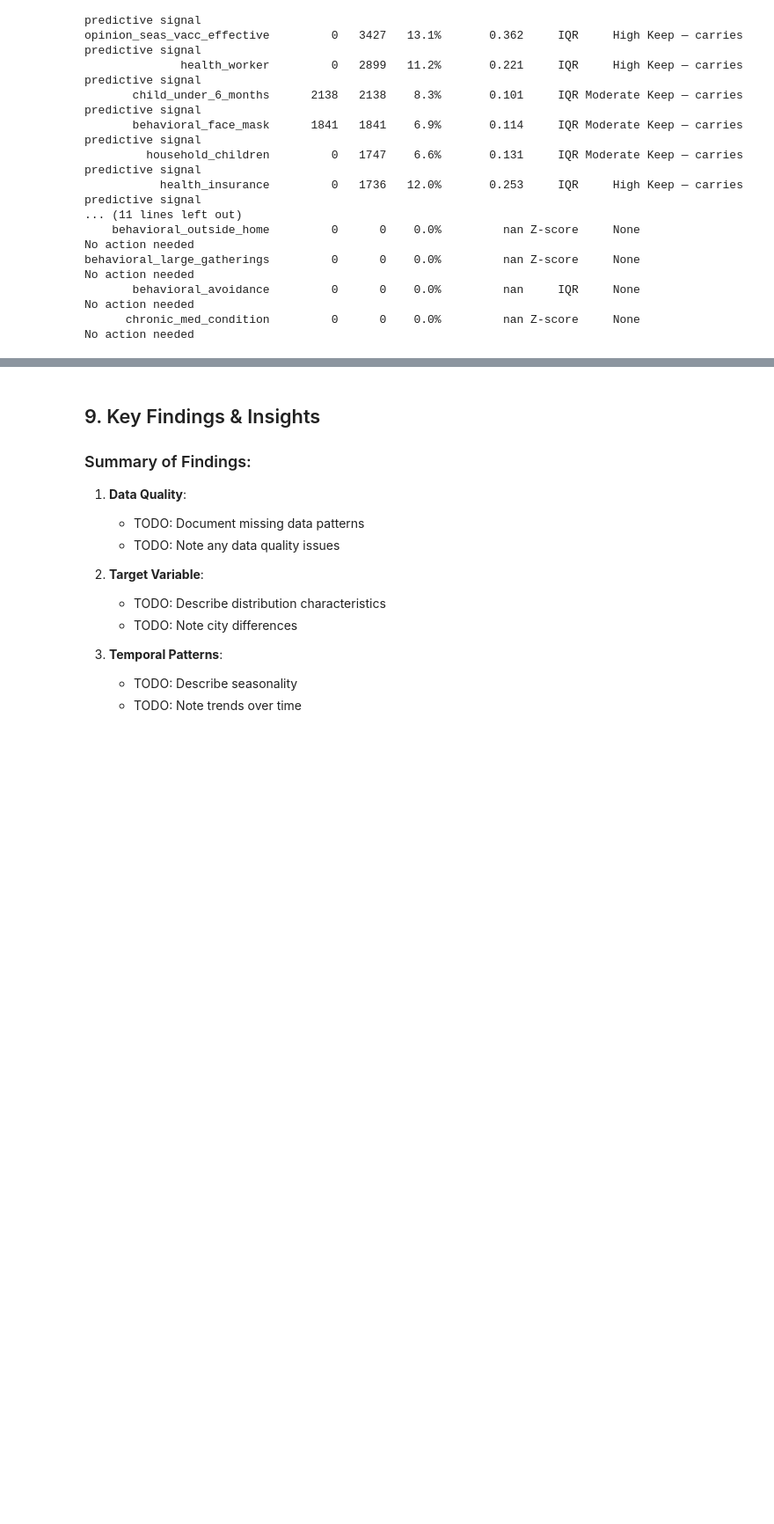
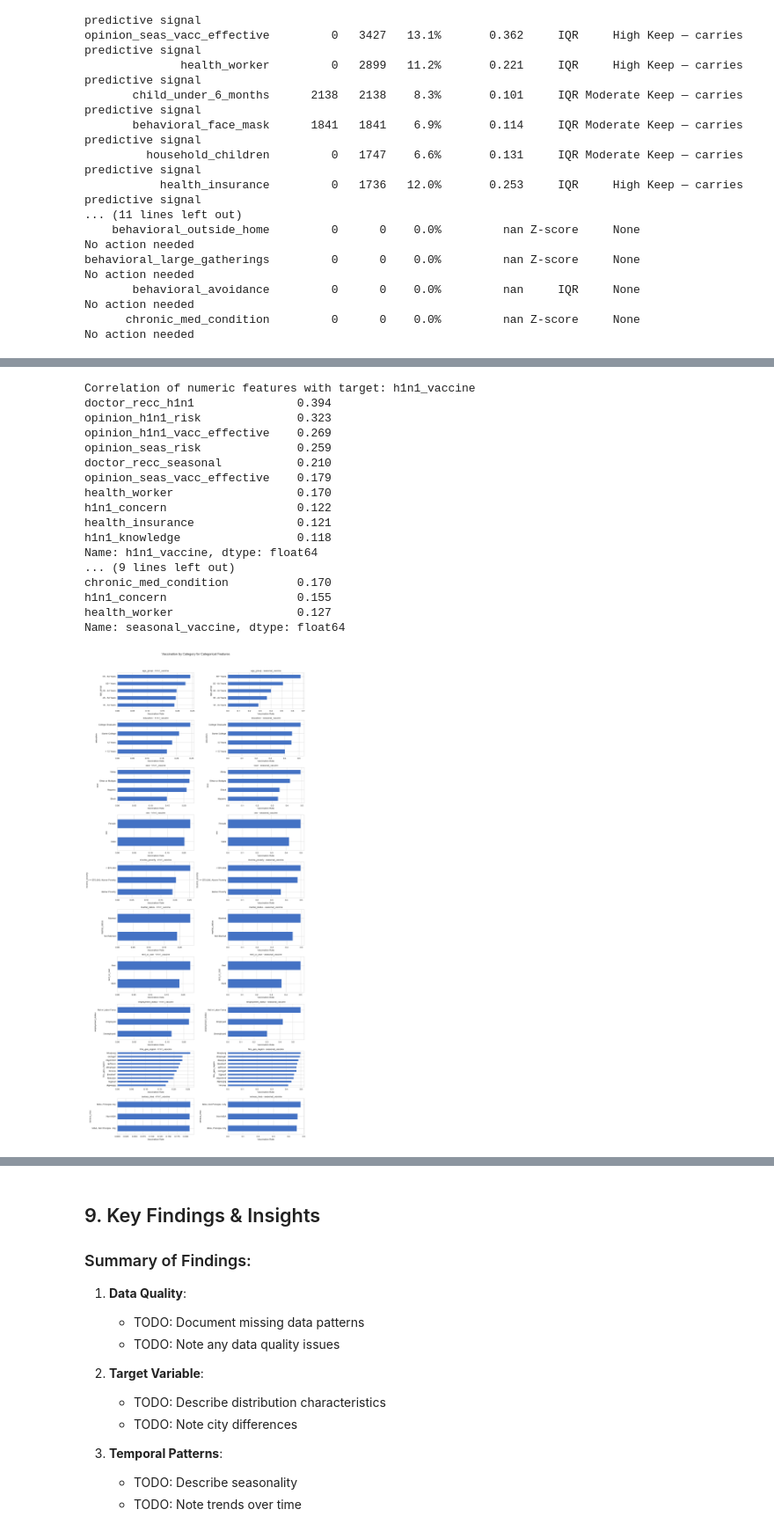
Before and after one commit to jarretangbazo/Flu-Shot-Learning, a Jupyter notebook: notebooks/01_eda.ipynb, the cells around one changed output, grey strips where cells are left out. Shown at 88% size. Cells and saved outputs as stored; diff of their text form; code cells hidden in the pictures; blank space fills up the shorter version.

```diff
--- a/notebooks/01_eda.ipynb
+++ b/notebooks/01_eda.ipynb
@@ -1324,0 +1389,52 @@ for col in summary_df[summary_df['action'] == 'Winsorize or log-transform']['fea
+# %%
+# Feature-Target Relationships
+
+# Numeric features: correlation with each target
+for target in TARGET_COLS:
+    corr = (flu_train_merged[numeric_cols + [target]]
+            .corr()[target]
+            .drop(target)
+            .sort_values(key=abs, ascending=False))
+
+    print(f"\nCorrelation of numeric features with target: {target}")
+    print(corr.head(10).round(3))
+
+# Categorical features: vaccination rate by category
+cat_cols_clean = [c for c in categorical_cols if flu_train_merged[c].nunique() <= 15]
+
+fig, axes = plt.subplots(
+    len(cat_cols_clean), len(TARGET_COLS),
+    figsize=(14, len(cat_cols_clean) * 3)
+)
+
+for i, col in enumerate(cat_cols_clean):
+    for j, target in enumerate(TARGET_COLS):
+        ax = axes[i, j] if len(cat_cols_clean) > 1 else axes[j]
+        rate = flu_train_merged.groupby(col)[target].mean().sort_values()
+        rate.plot(kind='barh', ax=ax, color='#4472C4', edgecolor='white')
+        ax.set_title(f'{col} - {target}', fontsize=10)
+        ax.set_xlabel('Vaccination Rate')
+
+plt.suptitle('Vaccination by Category for Categorical Features', fontsize=14, y=1.02)
+plt.tight_layout()
+plt.savefig('../reports/figures/feature_target_relationships_01_categorical.png', dpi=150, bbox_inches='tight')
+plt.show()
+# %% [output]
+Correlation of numeric features with target: h1n1_vaccine
+doctor_recc_h1n1               0.394
+opinion_h1n1_risk              0.323
+opinion_h1n1_vacc_effective    0.269
+opinion_seas_risk              0.259
+doctor_recc_seasonal           0.210
+opinion_seas_vacc_effective    0.179
+health_worker                  0.170
+h1n1_concern                   0.122
+health_insurance               0.121
+h1n1_knowledge                 0.118
+Name: h1n1_vaccine, dtype: float64
+... (9 lines left out)
+chronic_med_condition          0.170
+h1n1_concern                   0.155
+health_worker                  0.127
+Name: seasonal_vaccine, dtype: float64
+[figure, added]
```
Also changed, not shown: parts of 42 cells of this notebook, 1 other file.
